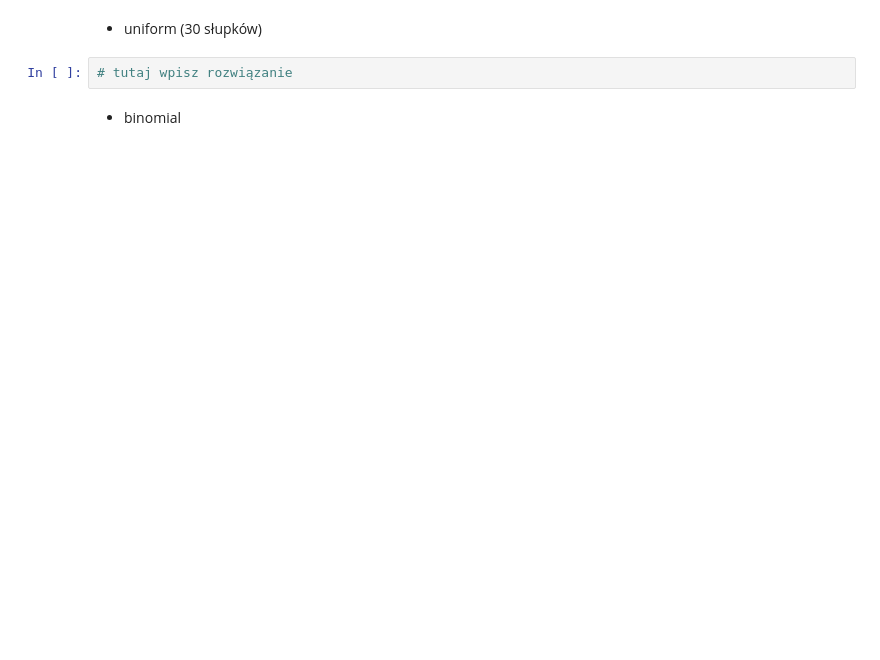
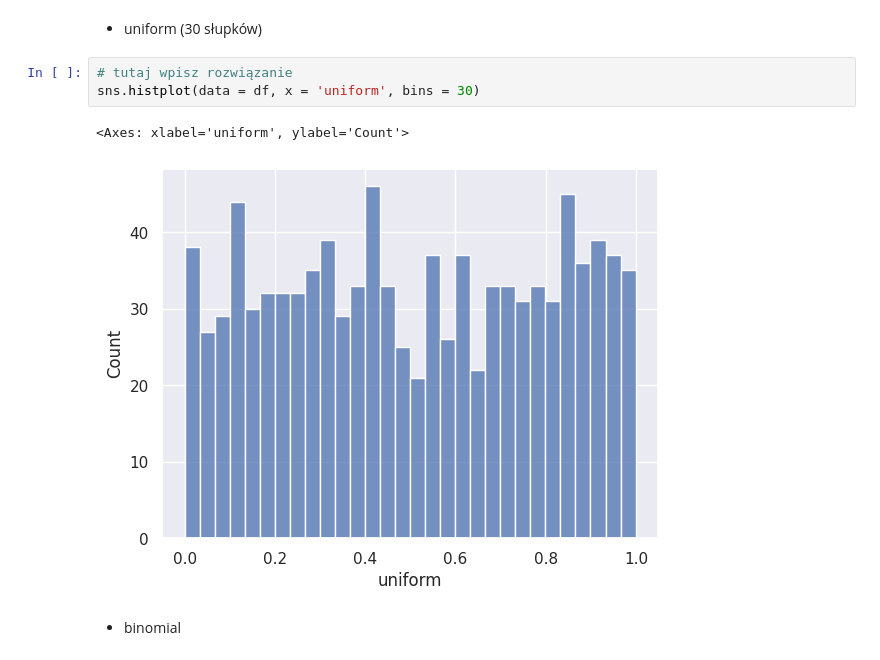
Before and after one commit to sebekpro/python-krakowiak, a Jupyter notebook: 250-data-science-bootcamp-w-jezyku-python/111_120_exercises.ipynb, the cells around one changed output. Saved outputs shown, nothing was run; the diff lists cells and outputs as text; blank space fills up the shorter version.

```diff
--- a/250-data-science-bootcamp-w-jezyku-python/111_120_exercises.ipynb
+++ b/250-data-science-bootcamp-w-jezyku-python/111_120_exercises.ipynb
@@ -169,6 +341,10 @@ Używając meteody _pd.DataFrame.plot_ zbuduj histogramy dla kolejnych trzech zm
 * uniform (30 słupków)
 # %%
 # tutaj wpisz rozwiązanie
+sns.histplot(data = df, x = 'uniform', bins = 30)
+# %% [output]
+<Axes: xlabel='uniform', ylabel='Count'>
+[figure, added]
 # %% [markdown]
 * binomial
 # %%
```
Also changed, not shown: parts of 21 cells of this notebook.
